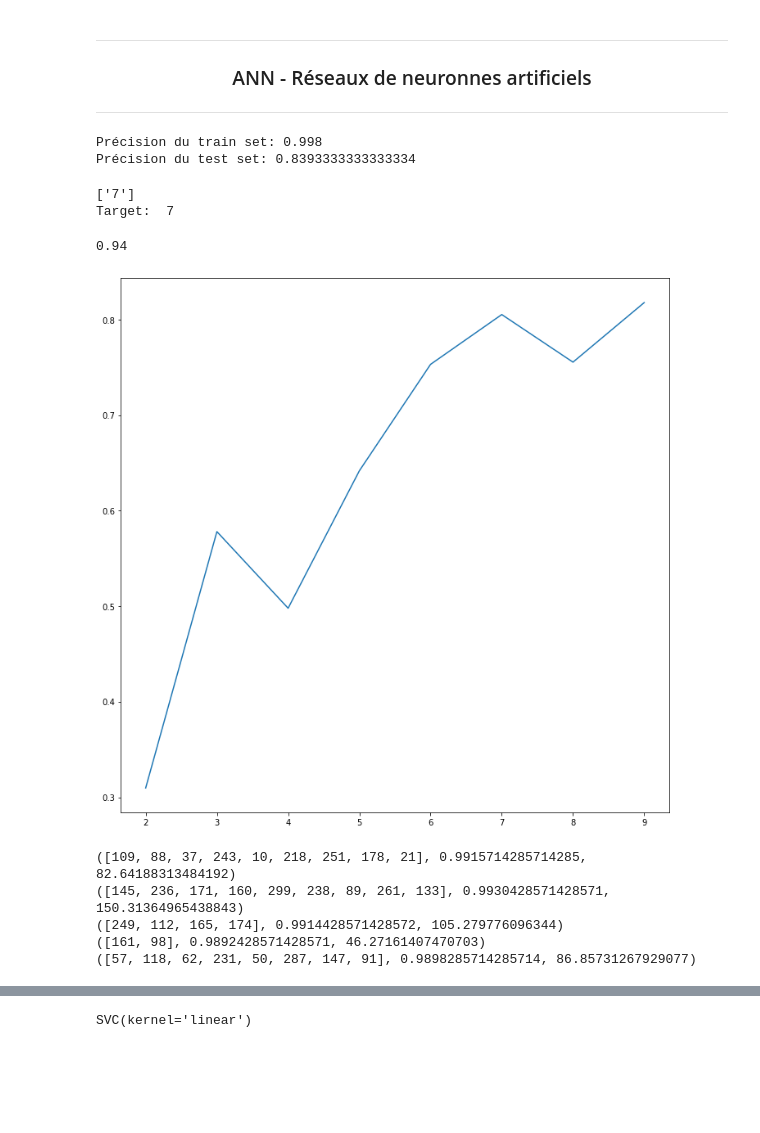
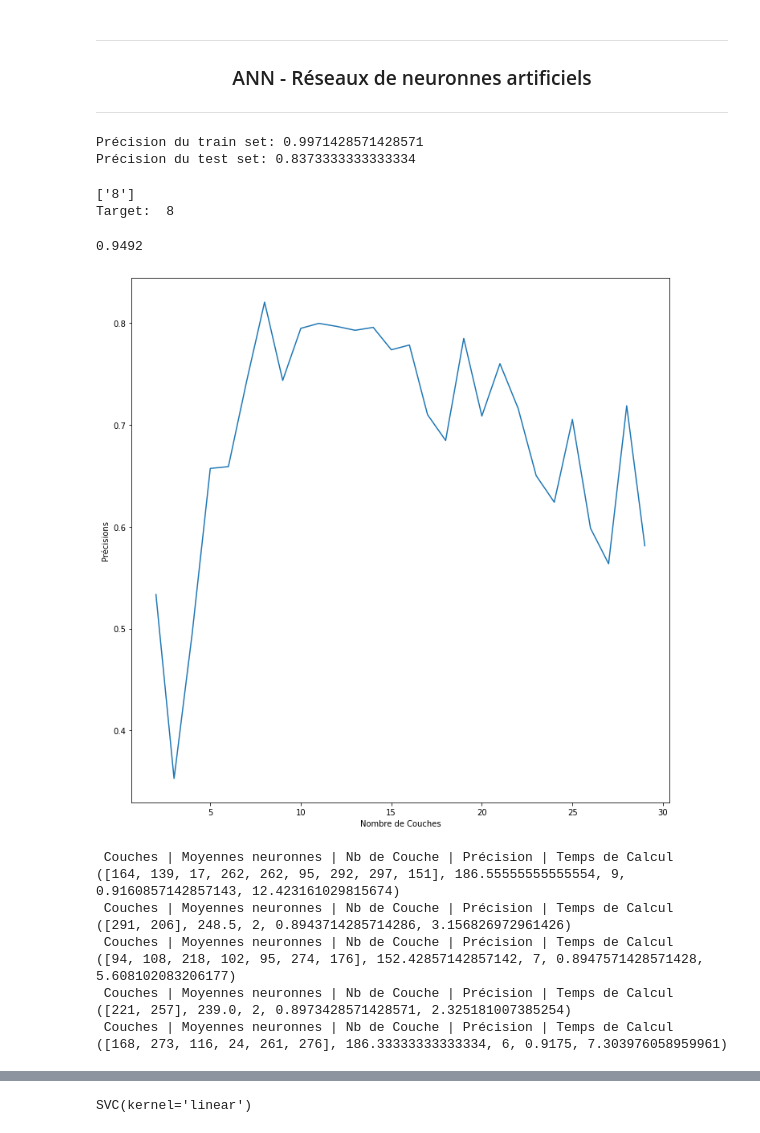
Before and after one commit to AurianeLRT/Apprentissag_Supervise, a Jupyter notebook: Apprentissage supervise.ipynb, the cells around one changed output, grey strips where cells are left out. Cells and saved outputs as stored; diff of their text form; code cells hidden in the pictures; blank space fills up the shorter version.

```diff
--- a/Apprentissage supervise.ipynb
+++ b/Apprentissage supervise.ipynb
@@ -221,50 +221,57 @@ job = 1 : train  0.5000615119934082
 from sklearn import neighbors
 from sklearn import model_selection
 from sklearn.neural_network import MLPClassifier
-# On conserve le même échantillon qu'au TP précedent afin de pouvoir conserver les différentes méthodes
+# On conserve la même taille d'échantillon qu'au TP précedent afin de pouvoir comparer les différentes méthodes
+echantillon = np.random.randint(len(mnist.data),size=5000)
+data = mnist.data.values[echantillon]
+target = mnist.target[echantillon]
 # Diviser la base de données à 70% pour l’apprentissage (training) et à 30% pour les tests
 percentage = 49000/len(mnist.data) # = 70%
 xtrain,  xtest,  ytrain,  ytest  =  model_selection.train_test_split(data,target, train_size=percentage)
+# Construire un modèle de classification ayant comme paramètre hidden_layer_sizes = (50)
 clf = MLPClassifier(hidden_layer_sizes=(50)).fit(xtrain,ytrain)
+# Calcul de la précession du classifieur
 print("Précision du train set:",clf.score(xtrain,ytrain))
 print("Précision du test set:",clf.score(xtest,ytest))
 # %% [output]
-Précision du train set: 0.998
-Précision du test set: 0.8393333333333334
+Précision du train set: 0.9971428571428571
+Précision du test set: 0.8373333333333334
 # %%
 # Afficher la classe de l’image 4 et sa classe prédite
 print(clf.predict([data[4]]))
 print("Target: ",target.values[4])
 # %% [output]
-['7']
-Target:  7
+['8']
+Target:  8
 # %%
 # Calculez la précision en utilisant le package precision_score
 from sklearn.metrics import precision_score
 precision_score(clf.predict(data),target.values,average='micro')
 # %% [output]
-0.94
+0.9492
 # %%
 # Varier le nombre de couches entre (2 et 100) de taille de 50 neuronnes
 precisions = []
 
-for i in range(2,10):
+for i in range(2,30):
     layers=tuple([10 for k in range(i)])
     clf = MLPClassifier(hidden_layer_sizes=layers,max_iter=50).fit(xtrain,ytrain)
     # Recalculer la précision du classifieur
     precisions.append(precision_score(clf.predict(mnist.data.values),mnist.target.values,average='micro'))
 # %%
 plt.figure(figsize=(12,12))
-plt.plot(range(2,10),precisions)
+plt.plot(range(2,30),precisions)
+plt.xlabel("Nombre de Couches")
+plt.ylabel("Précisions")
 plt.show()
 # %% [output]
-[figure, old version]
+[figure, new version]
 # %%
 import random
 import time
 # Construire cinq modèles de classification des données mnist, avec des
 # réseaux qui ont respectivement de 1 à 10 couches cachées, et des tailles de
-#couches entre 10 et 300 neurones au choix d’une façon aléatoire.
+# couches entre 10 et 300 neurones au choix d’une façon aléatoire.
 classifiers = []
 for i in range(5):
     nb_layers=random.randint(2,11)
@@ -274,10 +281,16 @@ for i in range(5):
     end = time.time()
     score = precision_score(clf.predict(mnist.data.values),mnist.target.values,average='micro')
     classifiers.append((layers,score,end-start))
-    print((layers,score,end-start))
+    print(" Couches | Moyennes neuronnes | Nb de Couche | Précision | Temps de Calcul")
+    print((layers,np.mean(layers), len(layers), score ,end-start))
 # %% [output]
-([109, 88, 37, 243, 10, 218, 251, 178, 21], 0.9915714285714285, 82.64188313484192)
-([145, 236, 171, 160, 299, 238, 89, 261, 133], 0.9930428571428571, 150.31364965438843)
-([249, 112, 165, 174], 0.9914428571428572, 105.279776096344)
-([161, 98], 0.9892428571428571, 46.27161407470703)
-([57, 118, 62, 231, 50, 287, 147, 91], 0.9898285714285714, 86.85731267929077)
+ Couches | Moyennes neuronnes | Nb de Couche | Précision | Temps de Calcul
+([164, 139, 17, 262, 262, 95, 292, 297, 151], 186.55555555555554, 9, 0.9160857142857143, 12.423161029815674)
+ Couches | Moyennes neuronnes | Nb de Couche | Précision | Temps de Calcul
+([291, 206], 248.5, 2, 0.8943714285714286, 3.156826972961426)
+ Couches | Moyennes neuronnes | Nb de Couche | Précision | Temps de Calcul
+([94, 108, 218, 102, 95, 274, 176], 152.42857142857142, 7, 0.8947571428571428, 5.608102083206177)
+ Couches | Moyennes neuronnes | Nb de Couche | Précision | Temps de Calcul
+([221, 257], 239.0, 2, 0.8973428571428571, 2.325181007385254)
+ Couches | Moyennes neuronnes | Nb de Couche | Précision | Temps de Calcul
+([168, 273, 116, 24, 261, 276], 186.33333333333334, 6, 0.9175, 7.303976058959961)
```
Also changed, not shown: parts of 7 cells of this notebook.
